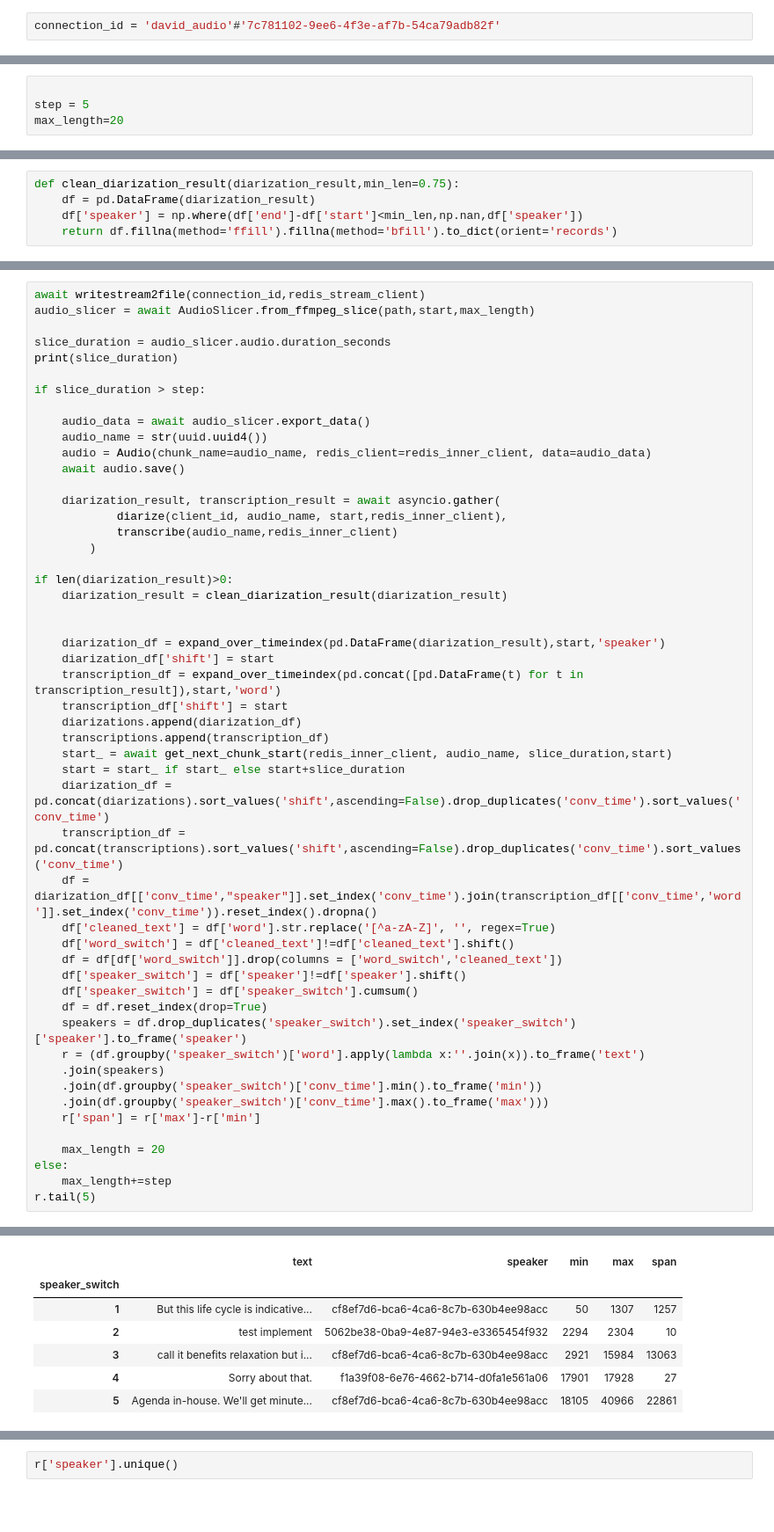
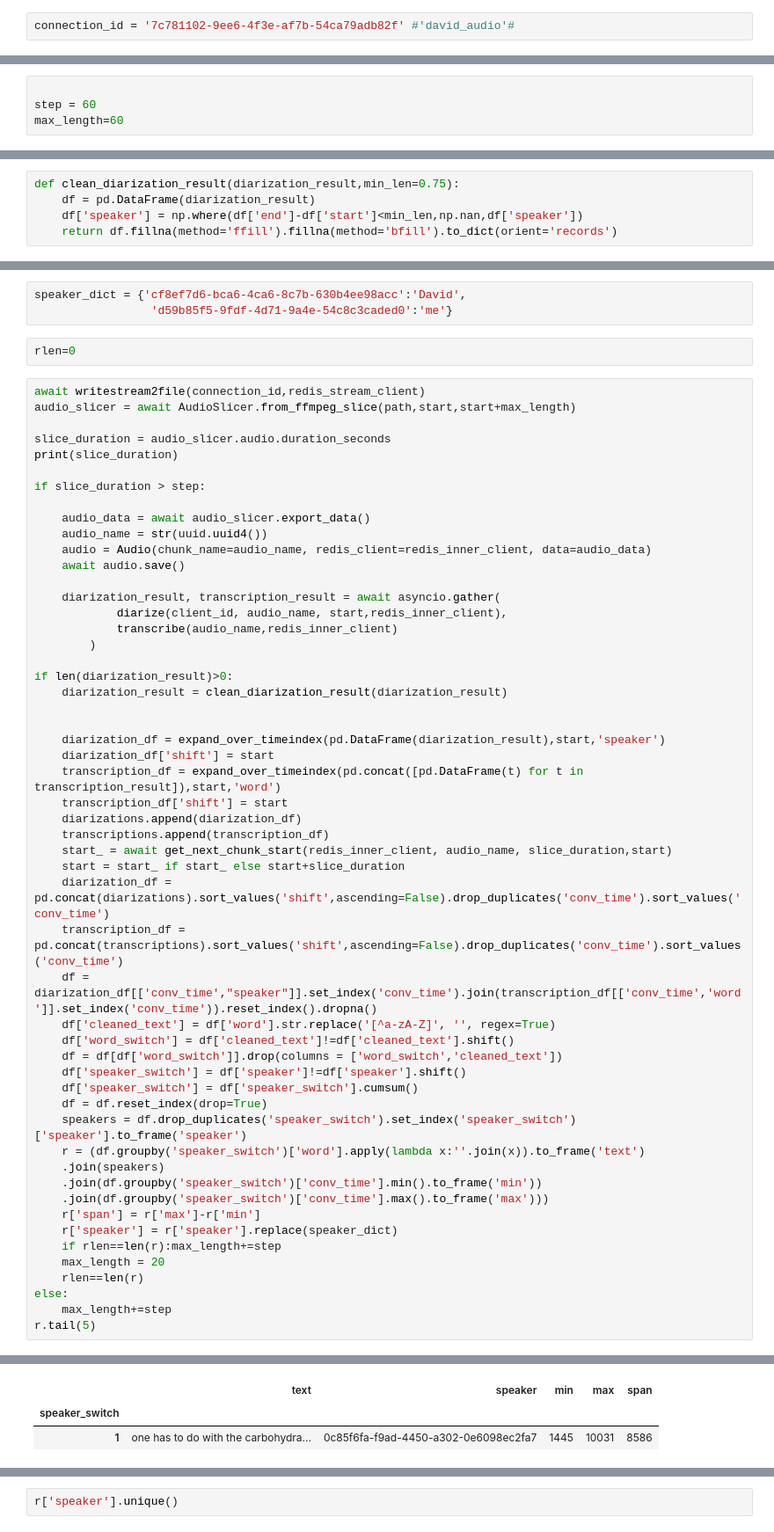
Before and after one commit to Vexa-ai/vexa-transcription-service, a Jupyter notebook: nbs/03_audio_processor_from_stream.ipynb, the cells around one changed output, grey strips where cells are left out. Shown: that part at 88% size. Cells and saved outputs as stored; diff of their text form; blank space fills up the shorter version.

```diff
--- a/nbs/03_audio_processor_from_stream.ipynb
+++ b/nbs/03_audio_processor_from_stream.ipynb
@@ -98,7 +98,7 @@ connections =  await get_connections('initialFeed_audio',redis_stream_client)
 # %%
 #[await redis_stream_client.delete(c) for c in connections]
 # %%
-connection_id = 'david_audio'#'7c781102-9ee6-4f3e-af7b-54ca79adb82f'
+connection_id = '7c781102-9ee6-4f3e-af7b-54ca79adb82f' #'david_audio'#
 # %%
 
 path = f'/app/testdata/{connection_id}.webm'
@@ -124,8 +124,8 @@ on_start = False
 #on_start = True
 # %%
 
-step = 5
-max_length=20
+step = 60
+max_length=60
 # %%
 start = 0
 # %%
@@ -162,6 +142,11 @@ diarization_result
+# %%
+speaker_dict = {'cf8ef7d6-bca6-4ca6-8c7b-630b4ee98acc':'David',
+                 'd59b85f5-9fdf-4d71-9a4e-54c8c3caded0':'me'}
+# %%
+rlen=0
 # %%
 await writestream2file(connection_id,redis_stream_client)
-audio_slicer = await AudioSlicer.from_ffmpeg_slice(path,start,max_length)
+audio_slicer = await AudioSlicer.from_ffmpeg_slice(path,start,start+max_length)
 
 slice_duration = audio_slicer.audio.duration_seconds
 print(slice_duration)
@@ -205,8 +190,10 @@ if len(diarization_result)>0:
     .join(df.groupby('speaker_switch')['conv_time'].min().to_frame('min'))
     .join(df.groupby('speaker_switch')['conv_time'].max().to_frame('max')))
     r['span'] = r['max']-r['min']
-
+    r['speaker'] = r['speaker'].replace(speaker_dict)
+    if rlen==len(r):max_length+=step
     max_length = 20
+    rlen==len(r)
 else:
     max_length+=step
 r.tail(5)
@@ -217,8 +204,4 @@ None
 interrupted
 |  | text | speaker | min | max | span |
 | speaker_switch |  |  |  |  |  |
-| 1 | But this life cycle is indicative... | cf8ef7d6-bca6-4ca6-8c7b-630b4ee98acc | 50 | 1307 | 1257 |
-| 2 | test implement | 5062be38-0ba9-4e87-94e3-e3365454f932 | 2294 | 2304 | 10 |
-| 3 | call it benefits relaxation but i... | cf8ef7d6-bca6-4ca6-8c7b-630b4ee98acc | 2921 | 15984 | 13063 |
-| 4 | Sorry about that. | f1a39f08-6e76-4662-b714-d0fa1e561a06 | 17901 | 17928 | 27 |
-| 5 | Agenda in-house. We'll get minute... | cf8ef7d6-bca6-4ca6-8c7b-630b4ee98acc | 18105 | 40966 | 22861 |
+| 1 | one has to do with the carbohydra... | 0c85f6fa-f9ad-4450-a302-0e6098ec2fa7 | 1445 | 10031 | 8586 |
```
Also changed, not shown: parts of 9 cells of this notebook, 3 other files.
